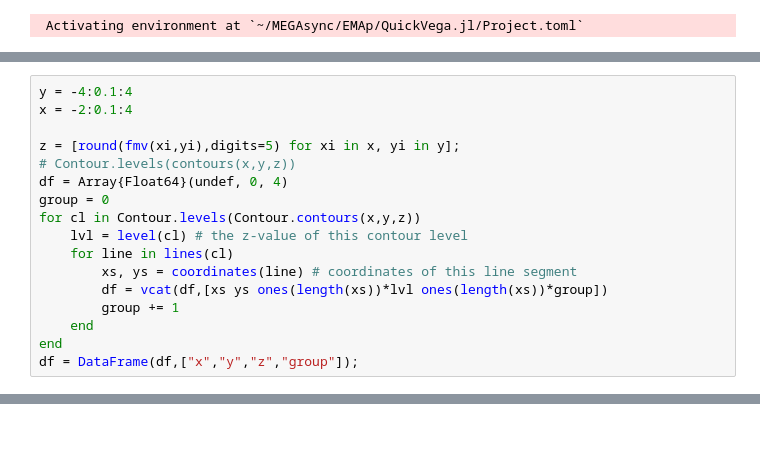
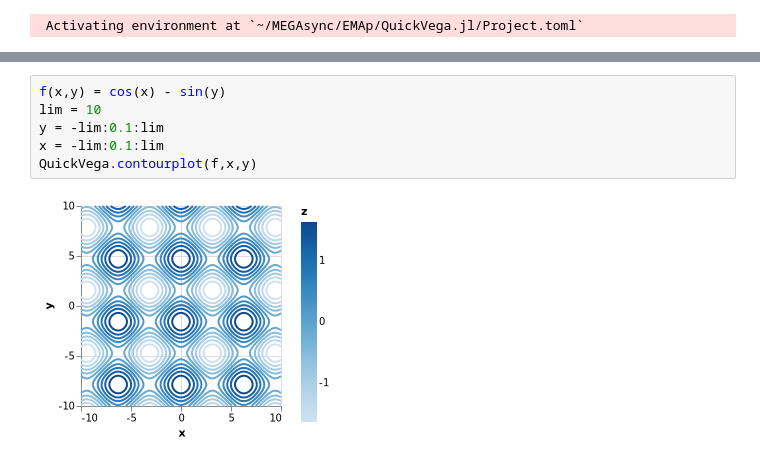
Before and after one commit to queryverse/QuickVega.jl, a Jupyter notebook: sandbox/Contour_Plot.ipynb, the cells around one changed output, grey strips where cells are left out. Saved outputs shown, nothing was run; the diff lists cells and outputs as text; blank space fills up the shorter version.

Commit message:
Created the contourplot function. But the implementation is currently relying on DataFrames.jl.

```diff
--- a/sandbox/Contour_Plot.ipynb
+++ b/sandbox/Contour_Plot.ipynb
@@ -23,17 +8,0 @@ fmv (generic function with 1 method)
-# %%
-y = -4:0.1:4
-x = -2:0.1:4
-
-z = [round(fmv(xi,yi),digits=5) for xi in x, yi in y];
-# Contour.levels(contours(x,y,z))
-df = Array{Float64}(undef, 0, 4)
-group = 0
-for cl in Contour.levels(Contour.contours(x,y,z))
-    lvl = level(cl) # the z-value of this contour level
-    for line in lines(cl)
-        xs, ys = coordinates(line) # coordinates of this line segment
-        df = vcat(df,[xs ys ones(length(xs))*lvl ones(length(xs))*group])
-        group += 1
-    end
-end
-df = DataFrame(df,["x","y","z","group"]);
@@ -43,0 +9,8 @@ df = DataFrame(df,["x","y","z","group"]);
+# %%
+f(x,y) = cos(x) - sin(y)
+lim = 10
+y = -lim:0.1:lim
+x = -lim:0.1:lim
+QuickVega.contourplot(f,x,y)
+# %% [output]
+[figure, added]
```
Also changed, not shown: parts of 2 cells of this notebook, 2 other files.
